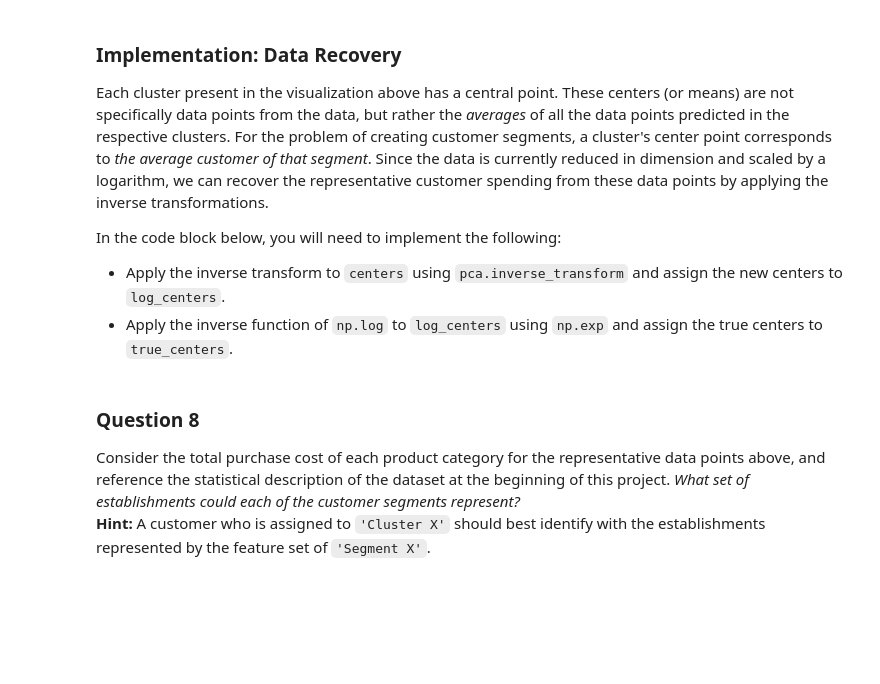
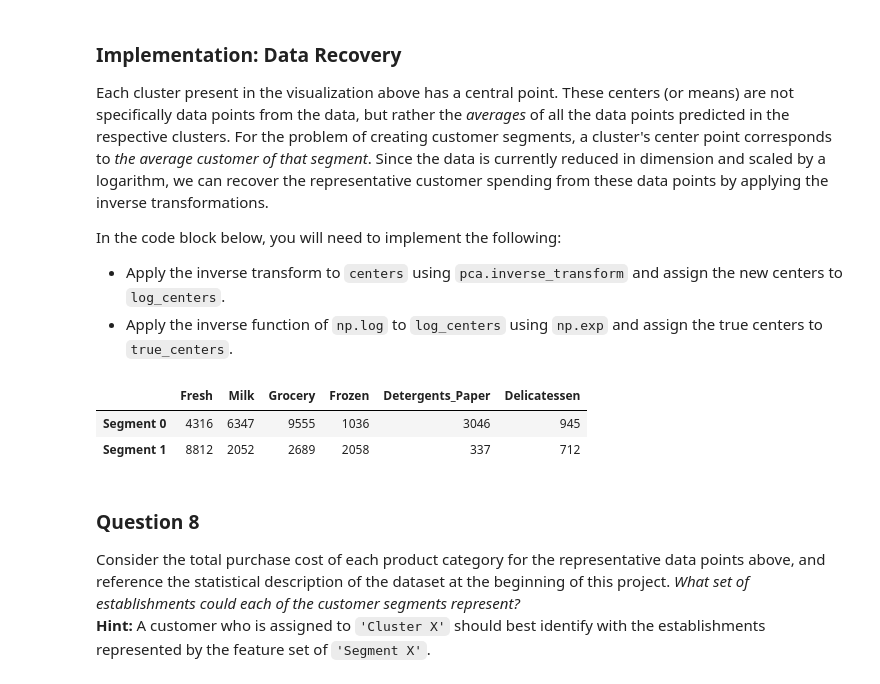
Before and after one commit to zelca/udacity-nd009-projects, a Jupyter notebook: projects/creating_customer_segments/customer_segments.ipynb, the cells around one changed output. Cells and saved outputs as stored; diff of their text form; code cells hidden in the pictures; blank space fills up the shorter version.

Commit message:
Partially implement Creating Customer Segments project

```diff
--- a/projects/creating_customer_segments/customer_segments.ipynb
+++ b/projects/creating_customer_segments/customer_segments.ipynb
@@ -445,17 +477,25 @@ In the code block below, you will need to implement the following:
  - Apply the inverse transform to `centers` using `pca.inverse_transform` and assign the new centers to `log_centers`.
  - Apply the inverse function of `np.log` to `log_centers` using `np.exp` and assign the true centers to `true_centers`.
 # %%
-# TODO: Inverse transform the centers
-log_centers = None
+# Get centers for the best number of clusters
+_, _, sample_preds, centers = calc_silhouette_score(2, reduced_data, pca_samples)
 
-# TODO: Exponentiate the centers
-true_centers = None
+# Inverse transform the centers
+log_centers = pca.inverse_transform(centers)
+
+# Exponentiate the centers
+vec_exp = np.vectorize(np.exp)
+true_centers = vec_exp(log_centers)
 
 # Display the true centers
 segments = ['Segment {}'.format(i) for i in range(0,len(centers))]
 true_centers = pd.DataFrame(np.round(true_centers), columns = data.keys())
 true_centers.index = segments
 display(true_centers)
+# %% [output]
+|  | Fresh | Milk | Grocery | Frozen | Detergents_Paper | Delicatessen |
+| Segment 0 | 4316 | 6347 | 9555 | 1036 | 3046 | 945 |
+| Segment 1 | 8812 | 2052 | 2689 | 2058 | 337 | 712 |
 # %% [markdown]
 ### Question 8
 Consider the total purchase cost of each product category for the representative data points above, and reference the statistical description of the dataset at the beginning of this project. *What set of establishments could each of the customer segments represent?*
```
Also changed, not shown: parts of 14 cells of this notebook.
